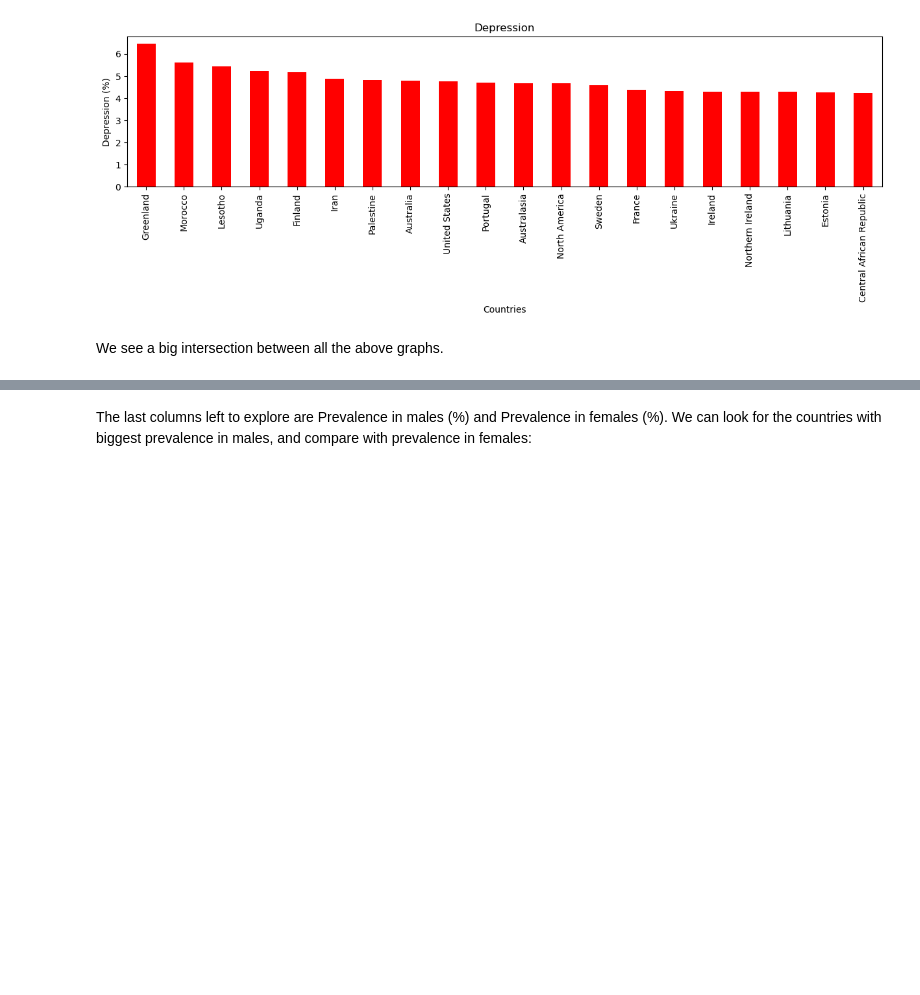
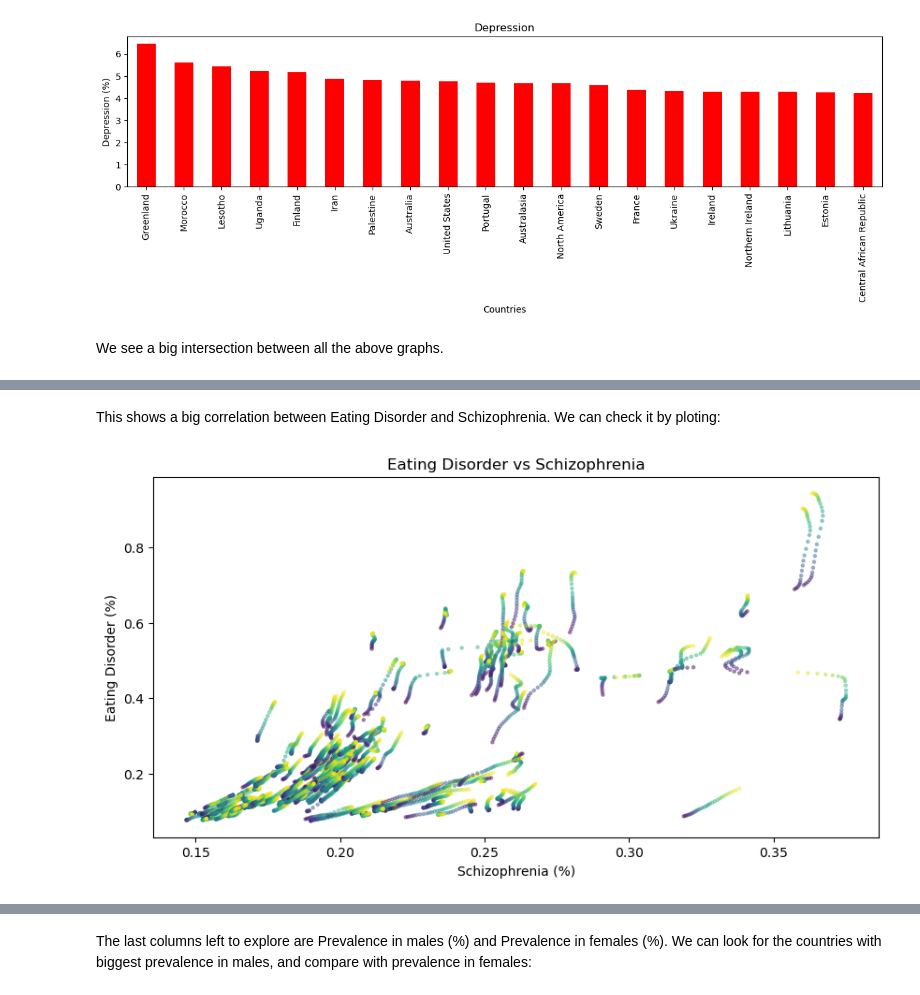
Before and after one commit to PastryDoll/Mental-Disorders, a Jupyter notebook: code.ipynb, the cells around one changed output, grey strips where cells are left out. Cells and saved outputs as stored; diff of their text form; code cells hidden in the pictures; blank space fills up the shorter version.

```diff
--- a/code.ipynb
+++ b/code.ipynb
@@ -364,0 +388,10 @@ We see a big intersection between all the above graphs.
+# %% [markdown]
+This shows a big correlation between Eating Disorder and Schizophrenia. We can check it by ploting:
+# %%
+plt.figure(figsize = (10,5))
+plt.title('Eating Disorder vs Schizophrenia')
+plt.ylabel('Eating Disorder (%)')
+plt.xlabel('Schizophrenia (%)')
+plt.scatter(table['Schizophrenia (%)'],table['Eating disorders (%)'],  c=table['Year'], s= 5, alpha= 0.4);
+# %% [output]
+[figure, added]
```
Also changed, not shown: parts of 9 cells of this notebook.
